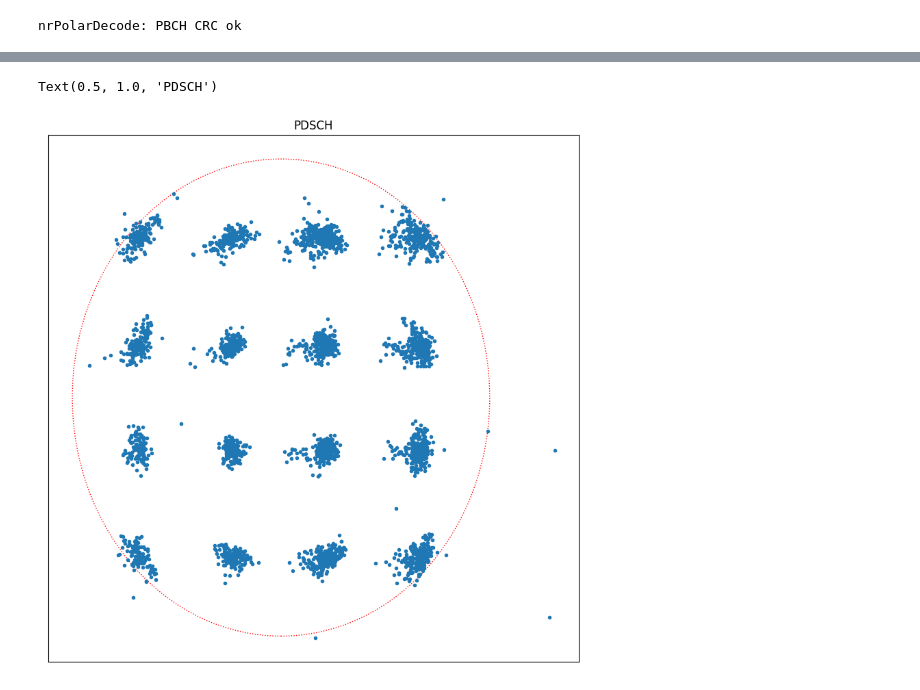
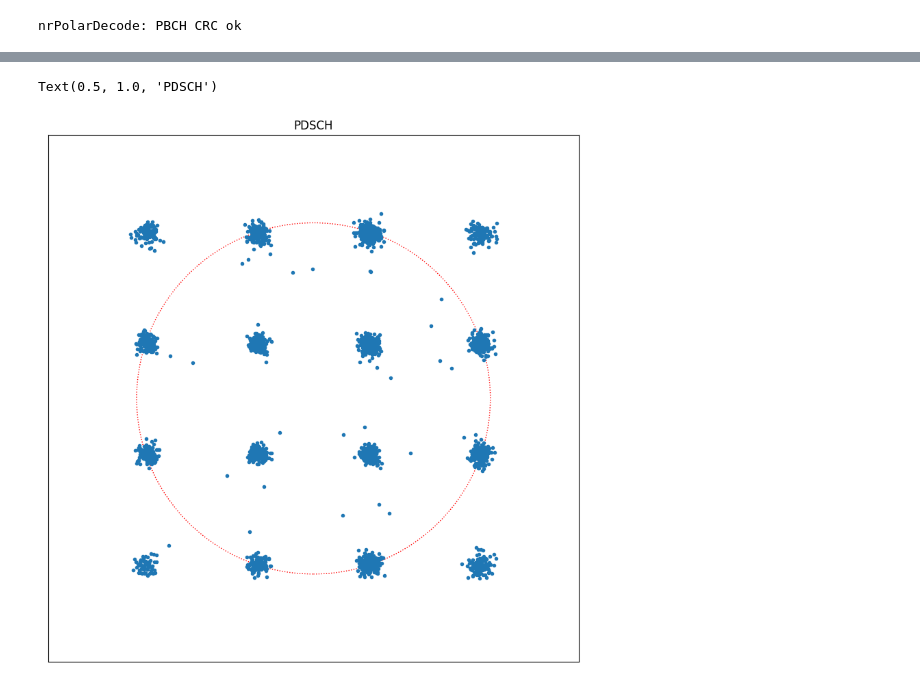
Before and after one commit to catkira/5G_experiments, a Jupyter notebook: test_py3gpp_skynet.ipynb, the cells around one changed output, grey strips where cells are left out. Cells and saved outputs as stored; diff of their text form; code cells hidden in the pictures.

```diff
--- a/test_py3gpp_skynet.ipynb
+++ b/test_py3gpp_skynet.ipynb
@@ -10,7 +10,8 @@ from data_path import data_path
 # skynet_tx_stream_3: good CFO, bad STO
 # skynet_tx_stream_3: good CFO, good STO, CRC ok
 # skynet_tx_hdl: good CFO, good STO
-handle = sigmf.sigmffile.fromfile(data_path + '/skynet_tx_stream_3.sigmf-data')
+handle = sigmf.sigmffile.fromfile(data_path + '/skynet_tx_hdl_4.sigmf-data')
+# handle = sigmf.sigmffile.fromfile(data_path + '/skynet_tx_stream_3.sigmf-data')
 delta_f = 0
 f = 1
 mu = 0
@@ -356,13 +357,15 @@ nVar = 0.002304729726074966
 # %%
 pdsch_indices = nrPDSCHIndices(carrier, pdsch_cfg)
 pdsch_eqed, csi = nrEqualizeMMSE(nrExtractResources(pdsch_indices, rxGrid), nrExtractResources(pdsch_indices, H), nVar)
 fig, axs = plt.subplots(1, 1, figsize=(10, 10), facecolor='w', sharex=True, sharey=True)
 samples = pdsch_eqed.ravel()
 axs.plot(samples.real, samples.imag, '.')
 axs.add_patch(plt.Circle((0, 0), 1, color='red', fill=False, linewidth=1, linestyle=':'))
 axs.set_xticks([])
 axs.set_yticks([])
+axs.set_ylim([-1.5, 1.5])
+axs.set_xlim([-1.5, 1.5])
 axs.set_title('PDSCH')
 # %% [output]
 Text(0.5, 1.0, 'PDSCH')
-[figure, old version]
+[figure, new version]
```
Also changed, not shown: parts of 14 cells of this notebook.
